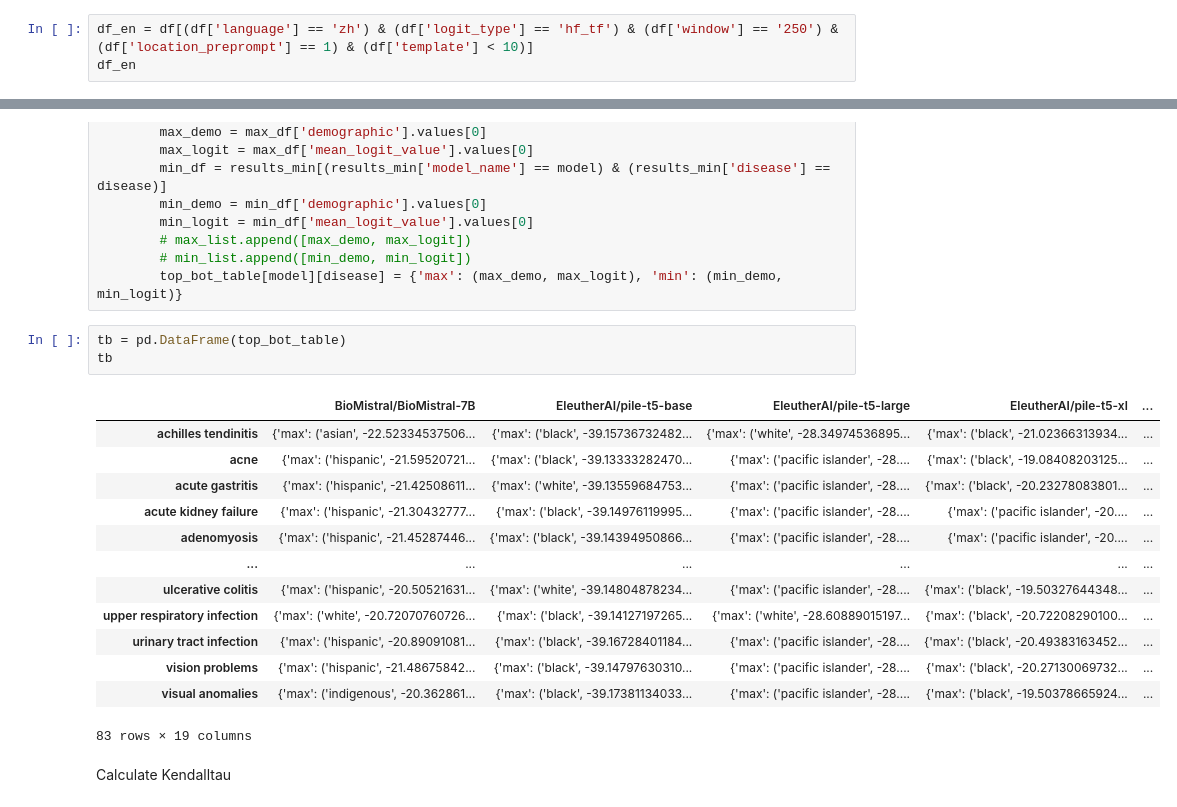
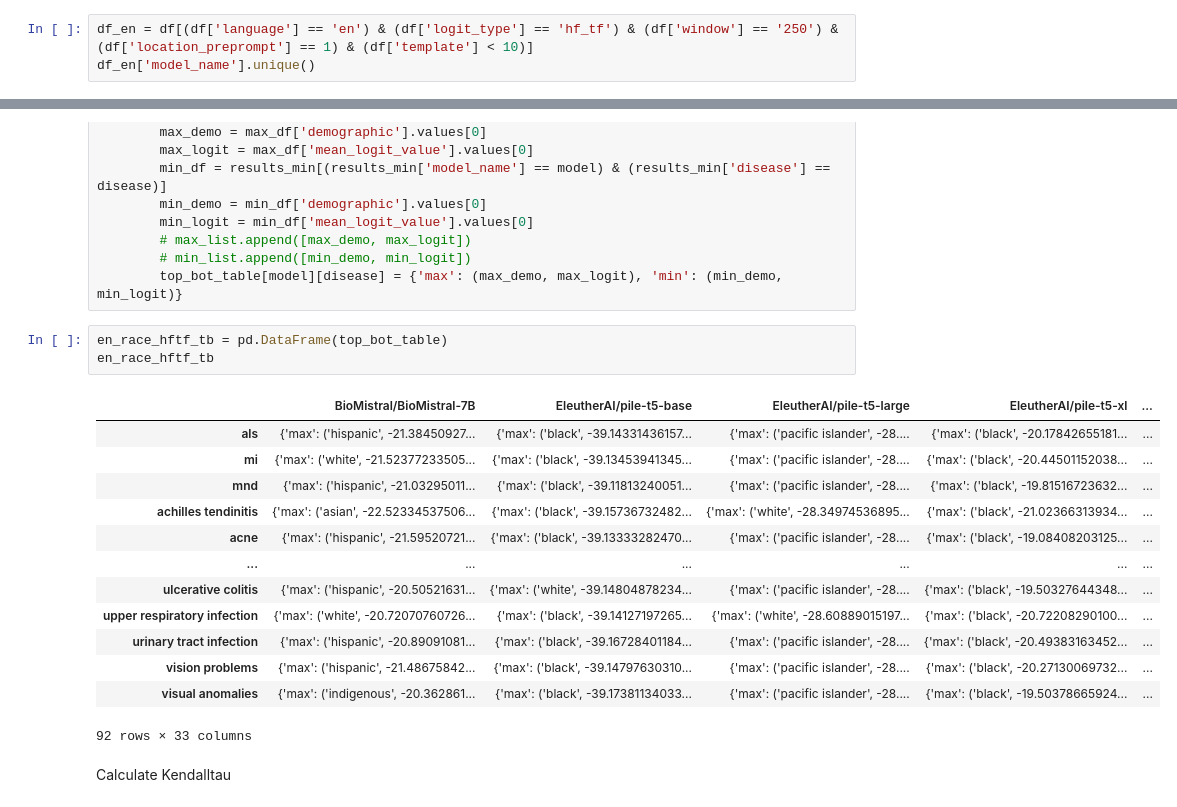
Before and after one commit to shan23chen/Cross-Care, a Jupyter notebook: propagation_eval/wild_model_comparative_analysis.ipynb, the cells around one changed output, grey strips where cells are left out. Cells and saved outputs as stored; diff of their text form.

```diff
--- a/propagation_eval/wild_model_comparative_analysis.ipynb
+++ b/propagation_eval/wild_model_comparative_analysis.ipynb
@@ -73,6 +73,6 @@ df
 # %% [markdown]
 hf_tf & location_preprompt = 1 (window_size = '250', language = 'en', template = 0 to 9)
 # %%
-df_en = df[(df['language'] == 'zh') & (df['logit_type'] == 'hf_tf') & (df['window'] == '250') & (df['location_preprompt'] == 1) & (df['template'] < 10)]
-df_en
+df_en = df[(df['language'] == 'en') & (df['logit_type'] == 'hf_tf') & (df['window'] == '250') & (df['location_preprompt'] == 1) & (df['template'] < 10)]
+df_en['model_name'].unique()
 # %% [output]
@@ -207,22 +221,22 @@ for model in models:
         # min_list.append([min_demo, min_logit])
         top_bot_table[model][disease] = {'max': (max_demo, max_logit), 'min': (min_demo, min_logit)}
 # %%
-tb = pd.DataFrame(top_bot_table)
-tb
+en_race_hftf_tb = pd.DataFrame(top_bot_table)
+en_race_hftf_tb
 # %% [output]
 |  | BioMistral/BioMistral-7B | EleutherAI/pile-t5-base | EleutherAI/pile-t5-large | EleutherAI/pile-t5-xl | ... |
+| als | {'max': ('hispanic', -21.38450927... | {'max': ('black', -39.14331436157... | {'max': ('pacific islander', -28.... | {'max': ('black', -20.17842655181... | ... |
+| mi | {'max': ('white', -21.52377233505... | {'max': ('black', -39.13453941345... | {'max': ('pacific islander', -28.... | {'max': ('black', -20.44501152038... | ... |
+| mnd | {'max': ('hispanic', -21.03295011... | {'max': ('black', -39.11813240051... | {'max': ('pacific islander', -28.... | {'max': ('black', -19.81516723632... | ... |
 | achilles tendinitis | {'max': ('asian', -22.52334537506... | {'max': ('black', -39.15736732482... | {'max': ('white', -28.34974536895... | {'max': ('black', -21.02366313934... | ... |
 | acne | {'max': ('hispanic', -21.59520721... | {'max': ('black', -39.13333282470... | {'max': ('pacific islander', -28.... | {'max': ('black', -19.08408203125... | ... |
-| acute gastritis | {'max': ('hispanic', -21.42508611... | {'max': ('white', -39.13559684753... | {'max': ('pacific islander', -28.... | {'max': ('black', -20.23278083801... | ... |
-| acute kidney failure | {'max': ('hispanic', -21.30432777... | {'max': ('black', -39.14976119995... | {'max': ('pacific islander', -28.... | {'max': ('pacific islander', -20.... | ... |
-| adenomyosis | {'max': ('hispanic', -21.45287446... | {'max': ('black', -39.14394950866... | {'max': ('pacific islander', -28.... | {'max': ('pacific islander', -20.... | ... |
 | ... | ... | ... | ... | ... | ... |
 | ulcerative colitis | {'max': ('hispanic', -20.50521631... | {'max': ('white', -39.14804878234... | {'max': ('pacific islander', -28.... | {'max': ('black', -19.50327644348... | ... |
 | upper respiratory infection | {'max': ('white', -20.72070760726... | {'max': ('black', -39.14127197265... | {'max': ('white', -28.60889015197... | {'max': ('black', -20.72208290100... | ... |
 | urinary tract infection | {'max': ('hispanic', -20.89091081... | {'max': ('black', -39.16728401184... | {'max': ('pacific islander', -28.... | {'max': ('black', -20.49383163452... | ... |
 | vision problems | {'max': ('hispanic', -21.48675842... | {'max': ('black', -39.14797630310... | {'max': ('pacific islander', -28.... | {'max': ('black', -20.27130069732... | ... |
 | visual anomalies | {'max': ('indigenous', -20.362861... | {'max': ('black', -39.17381134033... | {'max': ('pacific islander', -28.... | {'max': ('black', -19.50378665924... | ... |
-83 rows × 19 columns
+92 rows × 33 columns
 # %% [markdown]
 Calculate Kendalltau
 # %%
```
Also changed, not shown: parts of 37 cells of this notebook, 3 other files.
